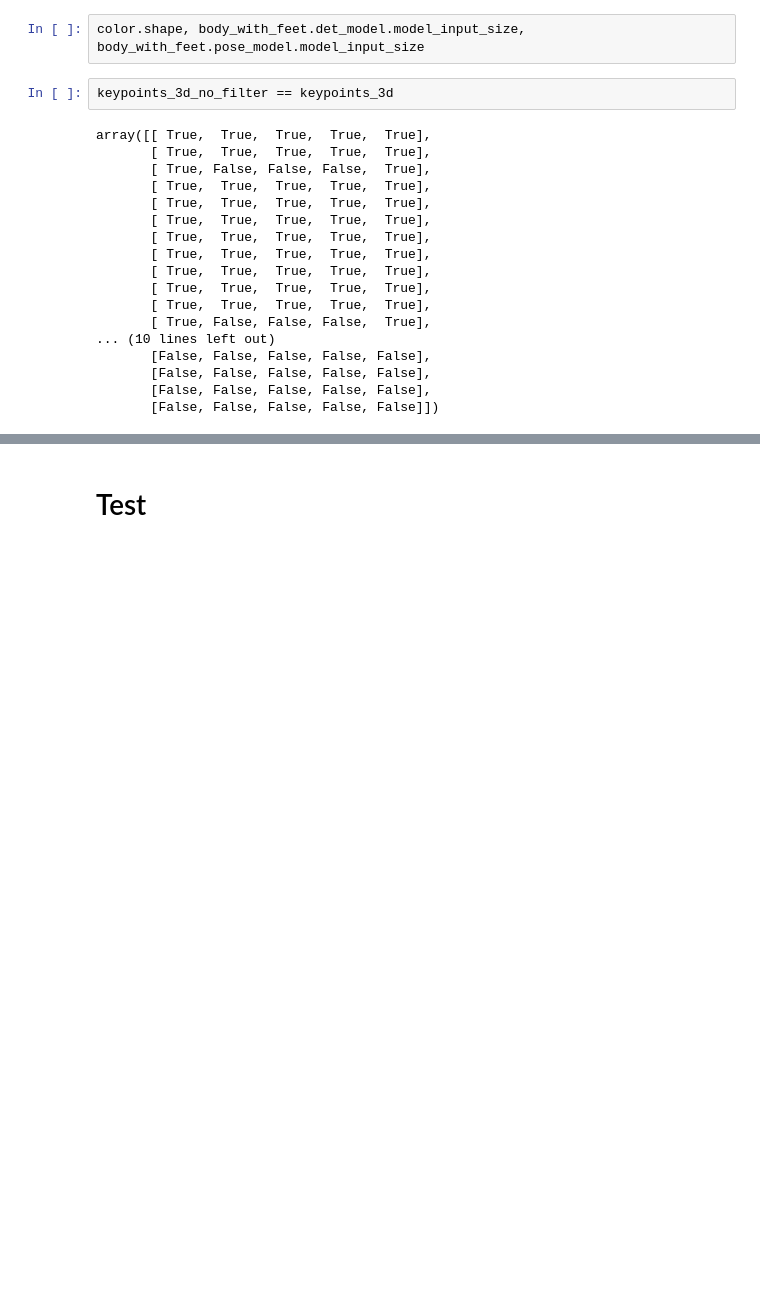
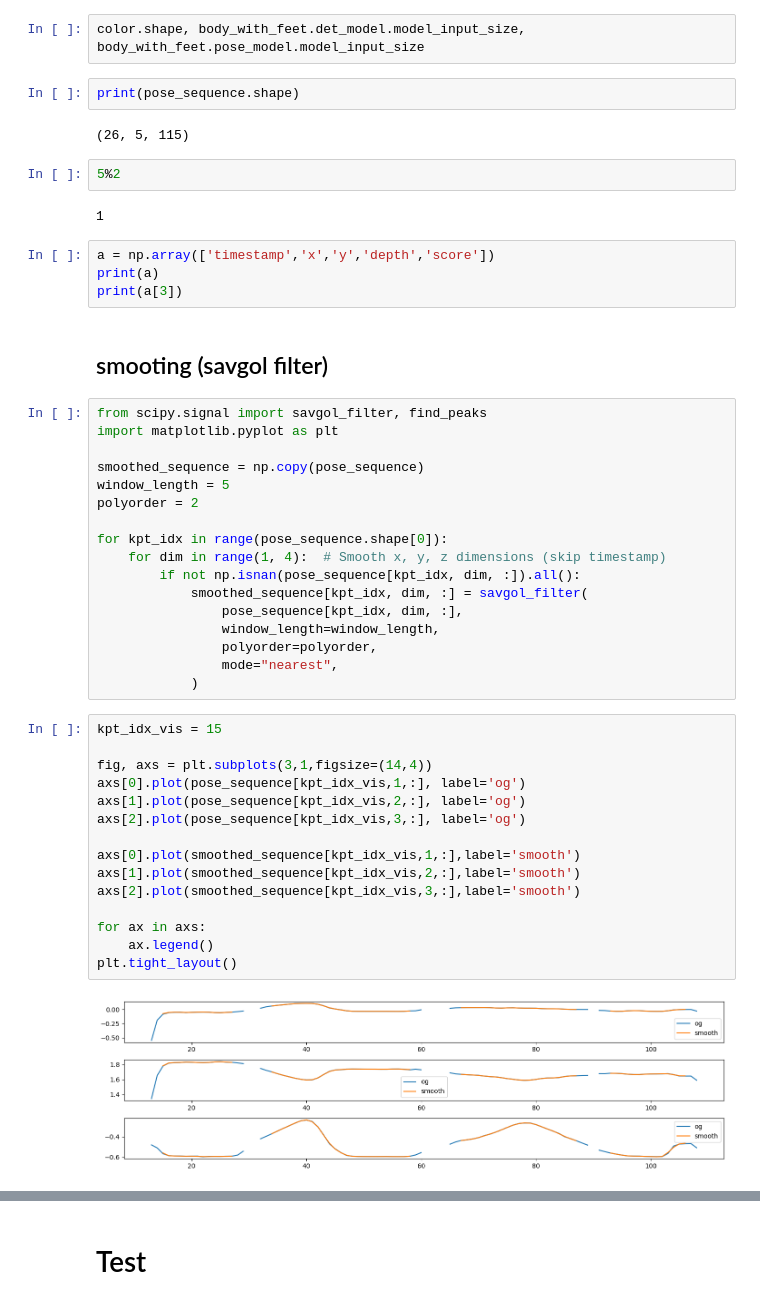
Before and after one commit to MateUnger/PullTest, a Jupyter notebook: test_nb.ipynb, the cells around one changed output, grey strips where cells are left out. Saved outputs shown, nothing was run; the diff lists cells and outputs as text; blank space fills up the shorter version.

```diff
--- a/test_nb.ipynb
+++ b/test_nb.ipynb
@@ -159,23 +167,51 @@ SystemExit: 0
 # %%
 color.shape, body_with_feet.det_model.model_input_size, body_with_feet.pose_model.model_input_size
 # %%
-keypoints_3d_no_filter == keypoints_3d
+print(pose_sequence.shape)
 # %% [output]
-array([[ True,  True,  True,  True,  True],
-       [ True,  True,  True,  True,  True],
-       [ True, False, False, False,  True],
-       [ True,  True,  True,  True,  True],
-       [ True,  True,  True,  True,  True],
-       [ True,  True,  True,  True,  True],
-       [ True,  True,  True,  True,  True],
-       [ True,  True,  True,  True,  True],
-       [ True,  True,  True,  True,  True],
-       [ True,  True,  True,  True,  True],
-       [ True,  True,  True,  True,  True],
-       [ True, False, False, False,  True],
-... (10 lines left out)
-       [False, False, False, False, False],
-       [False, False, False, False, False],
-       [False, False, False, False, False],
-       [False, False, False, False, False]])
+(26, 5, 115)
+# %%
+5%2
+# %% [output]
+1
+# %%
+a = np.array(['timestamp','x','y','depth','score'])
+print(a)
+print(a[3])
+# %% [markdown]
+## smooting (savgol filter)
+# %%
+from scipy.signal import savgol_filter, find_peaks
+import matplotlib.pyplot as plt
+
+smoothed_sequence = np.copy(pose_sequence)
+window_length = 5
+polyorder = 2
+
+for kpt_idx in range(pose_sequence.shape[0]):
+    for dim in range(1, 4):  # Smooth x, y, z dimensions (skip timestamp)
+        if not np.isnan(pose_sequence[kpt_idx, dim, :]).all():
+            smoothed_sequence[kpt_idx, dim, :] = savgol_filter(
+                pose_sequence[kpt_idx, dim, :],
+                window_length=window_length,
+                polyorder=polyorder,
+                mode="nearest",
+            )
+# %%
+kpt_idx_vis = 15
+
+fig, axs = plt.subplots(3,1,figsize=(14,4))
+axs[0].plot(pose_sequence[kpt_idx_vis,1,:], label='og')
+axs[1].plot(pose_sequence[kpt_idx_vis,2,:], label='og')
+axs[2].plot(pose_sequence[kpt_idx_vis,3,:], label='og')
+
+axs[0].plot(smoothed_sequence[kpt_idx_vis,1,:],label='smooth')
+axs[1].plot(smoothed_sequence[kpt_idx_vis,2,:],label='smooth')
+axs[2].plot(smoothed_sequence[kpt_idx_vis,3,:],label='smooth')
+
+for ax in axs:
+    ax.legend()
+plt.tight_layout()
+# %% [output]
+[figure, added]
 # %%
```
Also changed, not shown: parts of 2 cells of this notebook, 2 other files.
